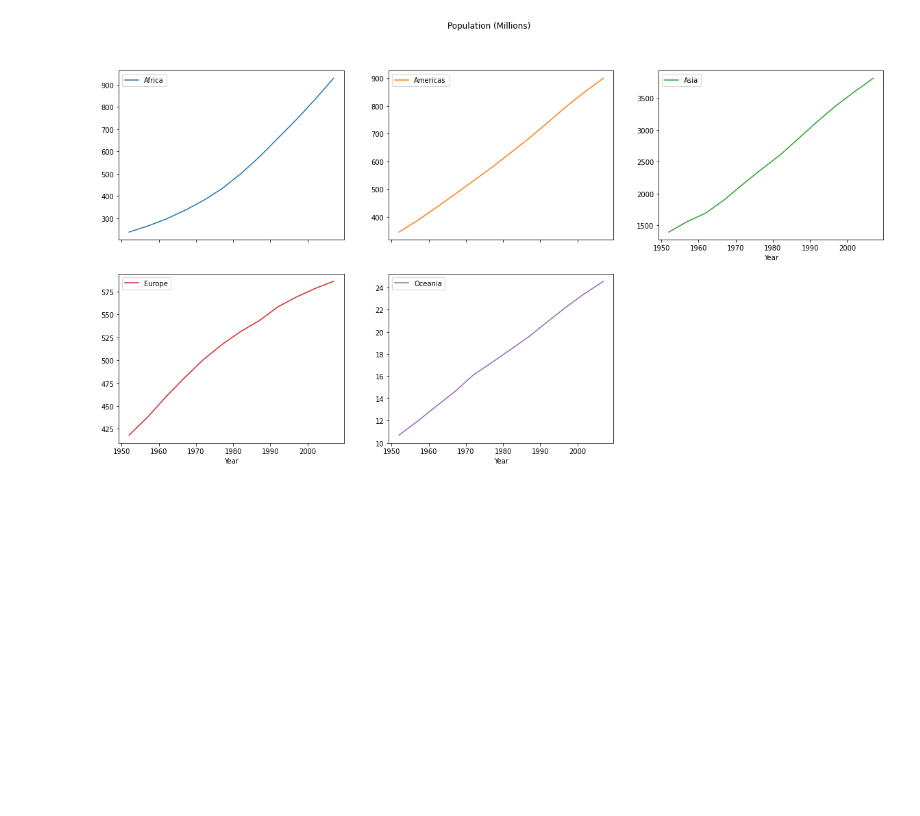
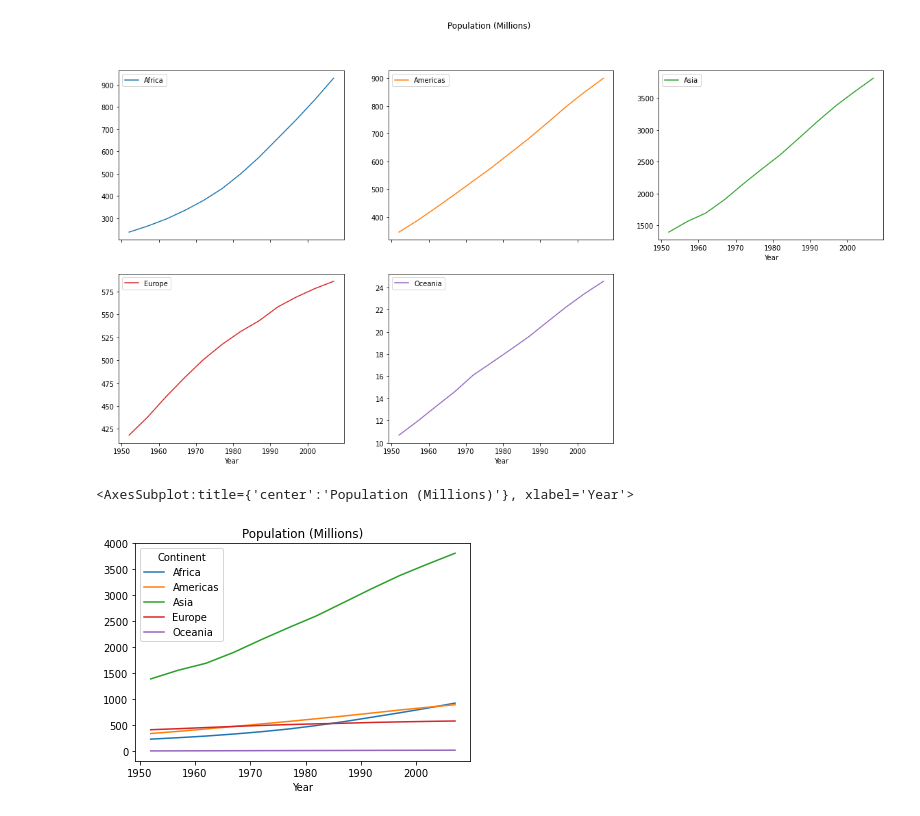
Before and after one commit to Andyhibbsuk/Population-and-Life-Expectancy, a Jupyter notebook: population.ipynb, the cells around one changed output. Cells and saved outputs as stored; diff of their text form; code cells hidden in the pictures; blank space fills up the shorter version.

```diff
--- a/population.ipynb
+++ b/population.ipynb
@@ -106,3 +114,8 @@ array([[<AxesSubplot:xlabel='Year'>, <AxesSubplot:xlabel='Year'>,
        [<AxesSubplot:xlabel='Year'>, <AxesSubplot:xlabel='Year'>,
         <AxesSubplot:xlabel='Year'>]], dtype=object)
 [figure]
+# %%
+dfallpop.plot.line(x="Year",y=["Africa","Americas","Asia","Europe","Oceania"],title="Population (Millions)")
+# %% [output]
+<AxesSubplot:title={'center':'Population (Millions)'}, xlabel='Year'>
+[figure, added]
```
Also changed, not shown: parts of 2 cells of this notebook.
